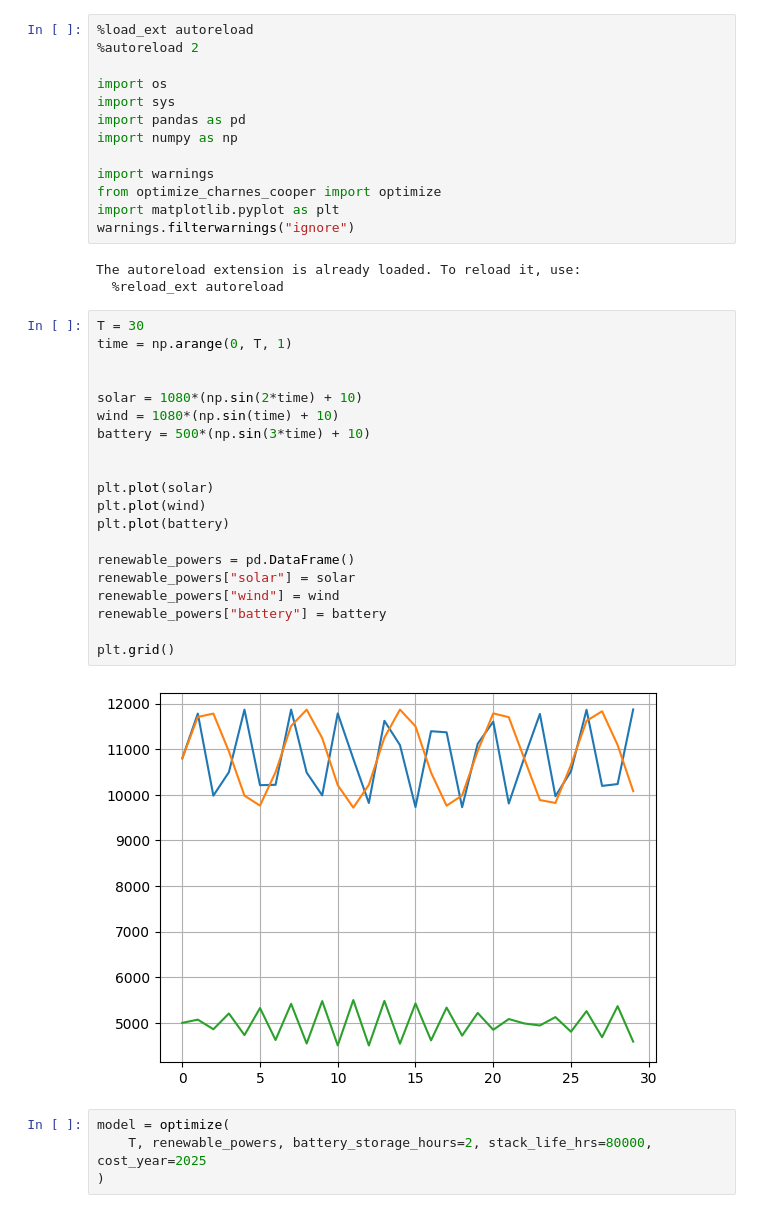
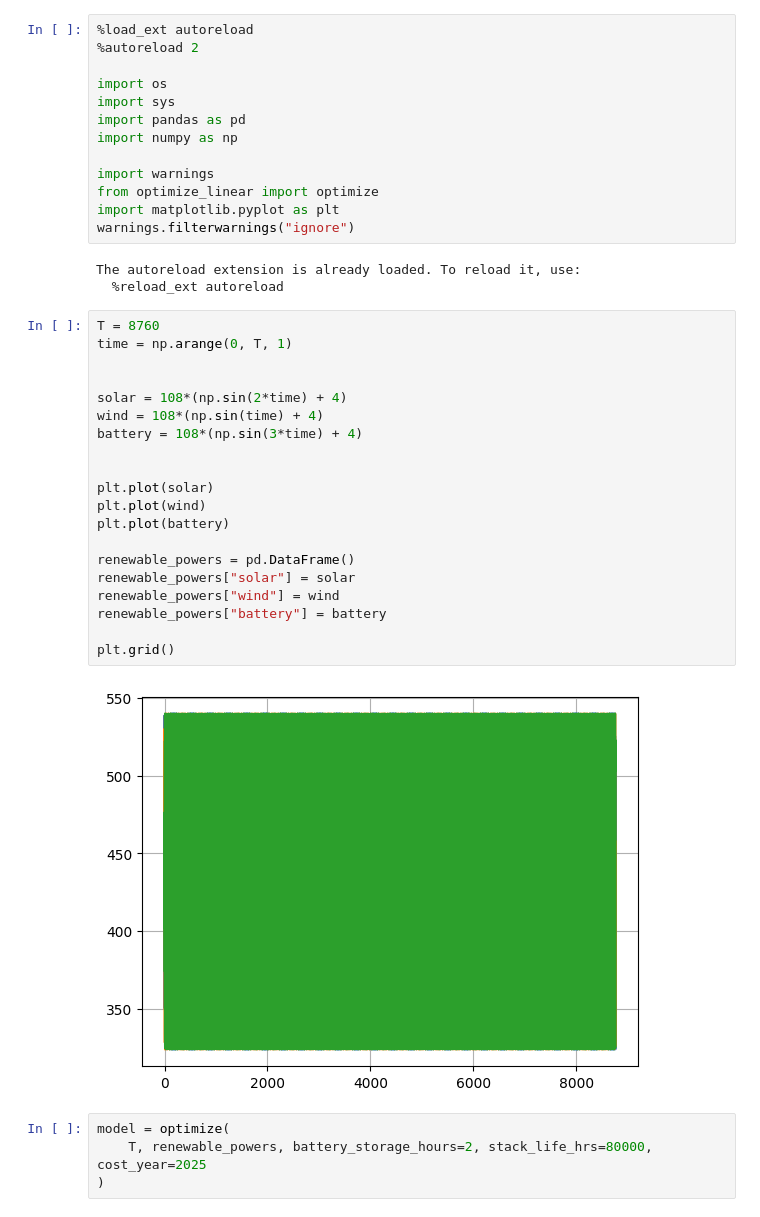
Before and after one commit to vijay092/resource-optimization-hopp, a Jupyter notebook: run_optimization.ipynb, the cells around one changed output. Drawn from its saved outputs; the diff is of its cells as text.

```diff
--- a/run_optimization.ipynb
+++ b/run_optimization.ipynb
@@ -8,34 +8,34 @@ import pandas as pd
 import numpy as np
 
 import warnings
-from optimize_charnes_cooper import optimize
+from optimize_linear import optimize
 import matplotlib.pyplot as plt
 warnings.filterwarnings("ignore")
 # %% [output]
 The autoreload extension is already loaded. To reload it, use:
   %reload_ext autoreload
 # %%
-T = 30
+T = 8760
 time = np.arange(0, T, 1)
 
 
-solar = 1080*(np.sin(2*time) + 10)
-wind = 1080*(np.sin(time) + 10)
-battery = 500*(np.sin(3*time) + 10)
+solar = 108*(np.sin(2*time) + 4)
+wind = 108*(np.sin(time) + 4)
+battery = 108*(np.sin(3*time) + 4)
 
 
 plt.plot(solar)
 plt.plot(wind)
 plt.plot(battery)
 
 renewable_powers = pd.DataFrame()
 renewable_powers["solar"] = solar
 renewable_powers["wind"] = wind
 renewable_powers["battery"] = battery
 
 plt.grid()
 # %% [output]
-[figure, old version]
+[figure, new version]
 # %%
 model = optimize(
     T, renewable_powers, battery_storage_hours=2, stack_life_hrs=80000, cost_year=2025
```
Also changed, not shown: parts of 7 cells of this notebook, 2 other files.
